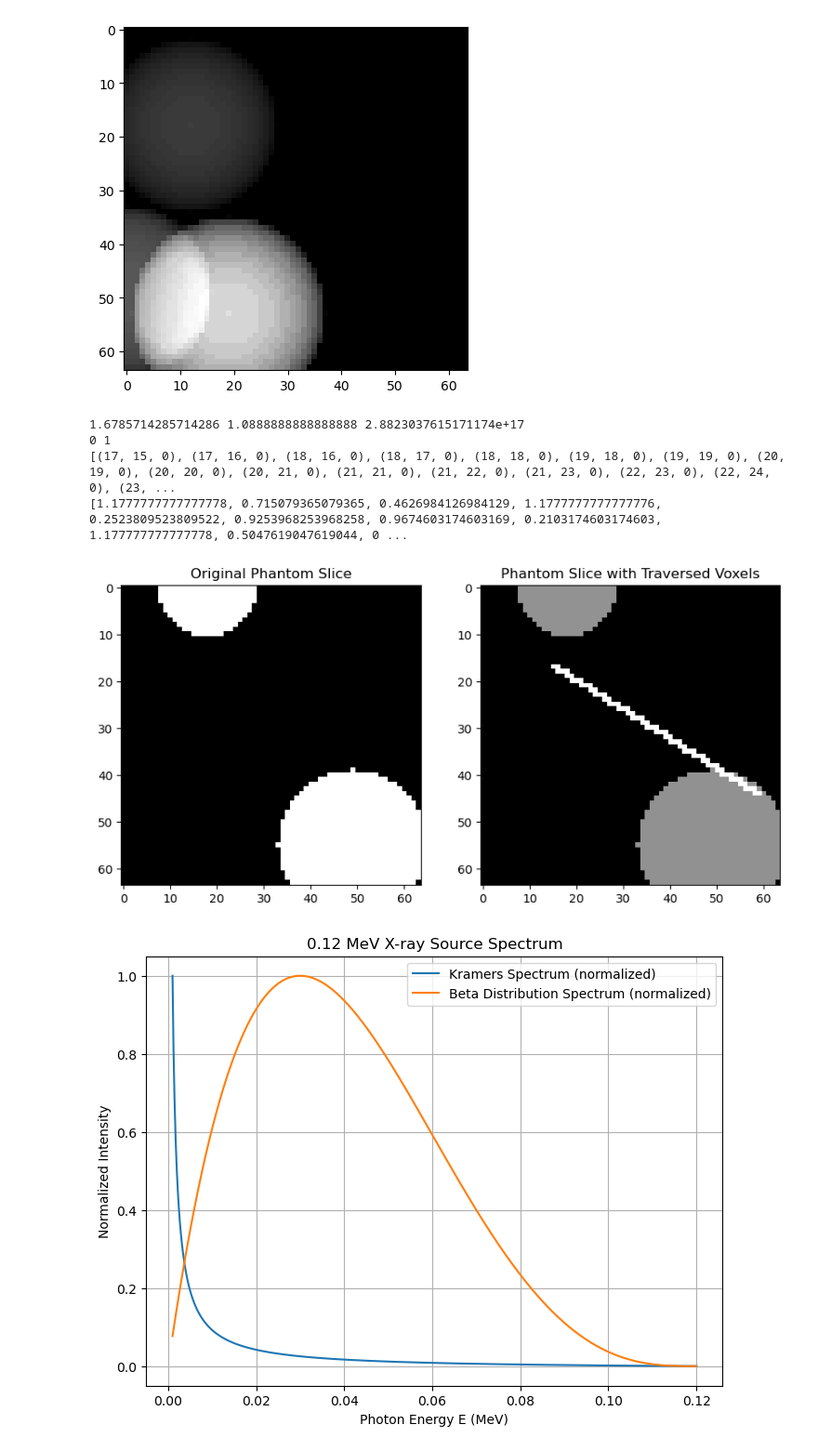
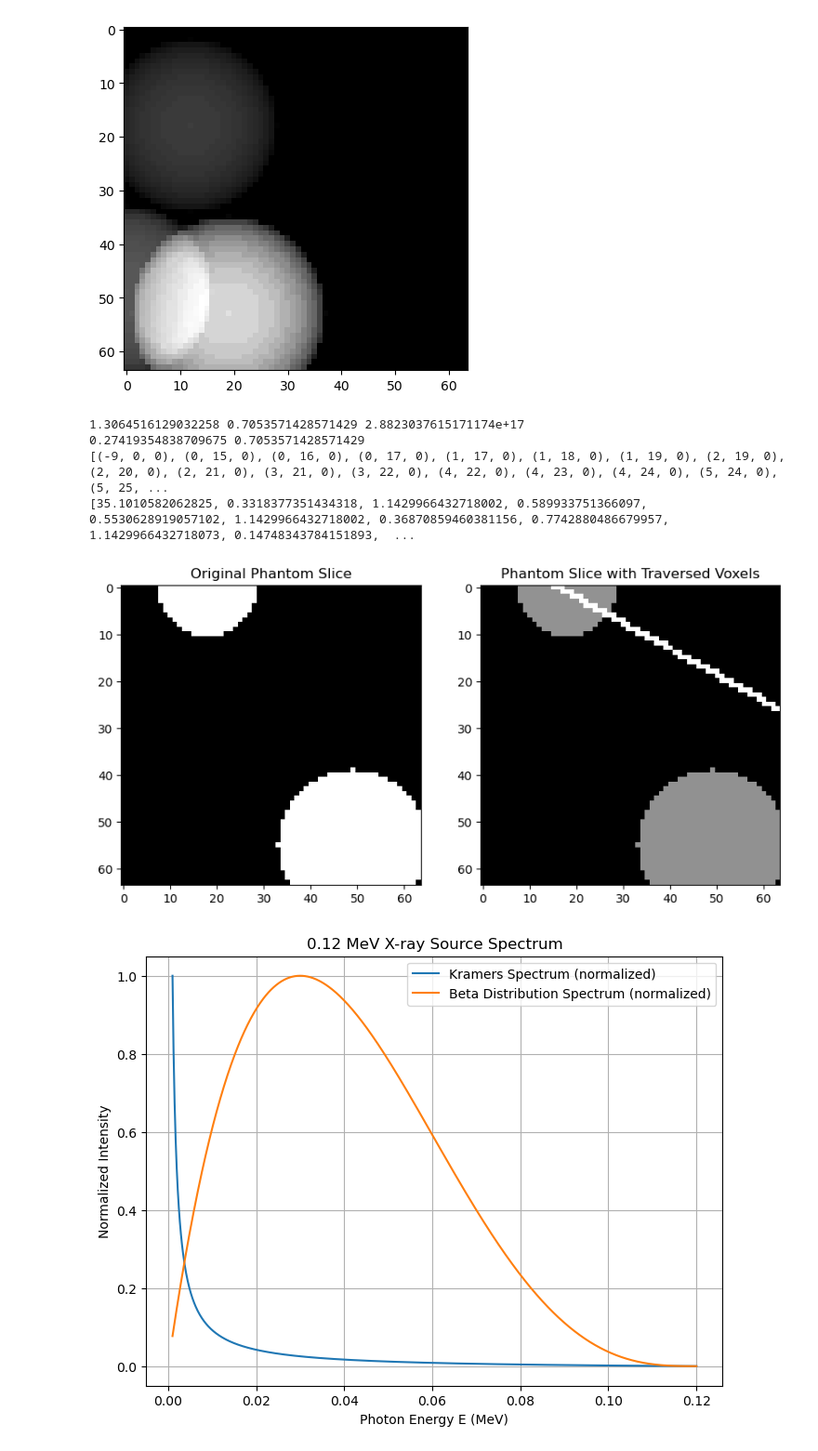
Before and after one commit to samuelnub/lircst-ana, a Jupyter notebook: src/AnalyticalCST.ipynb, the cells around one changed output. Shown at 93% size. Cells and saved outputs as stored; diff of their text form; code cells hidden in the pictures.

```diff
--- a/src/AnalyticalCST.ipynb
+++ b/src/AnalyticalCST.ipynb
@@ -254,40 +254,40 @@ import matplotlib.pyplot as plt
 
 # Assuming 'phantom' and 'siddon_3d' are defined as in the provided code.
 
 # Generate two random 3D points within the phantom's boundaries.
 phantom_shape = phantom.shape
-p1 = (17, 15, 0)
-p2 = (45, 60, 0)
+p1 = (-17, -15, 0)
+p2 = (45, 97, 0)
 
 # Call the siddon_3d function.
 voxels_traversed, path_lengths = siddon_3d(p1, p2, phan_size)
 print(voxels_traversed)
 print(path_lengths)
 
 # Create a copy of the phantom to visualize traversed voxels.
 phantom_visualization = np.copy(phantom)
 
 # Mark the traversed voxels.
 for voxel in voxels_traversed:
   if 0 <= voxel[0] < phantom_shape[-3] and 0 <= voxel[1] < phantom_shape[-2] and 0 <= voxel[2] < phantom_shape[-1]:
     phantom_visualization[chan_scat_coef][voxel] = 1.0  # Or any other distinct value.
     phantom_visualization[chan_atten_coef][voxel] = 1.0  # Or any other distinct value.
 
 # Display a slice of the phantom with the traversed voxels highlighted.
 plt.figure(figsize=(10, 5))
 plt.subplot(1, 2, 1)
 plt.imshow(phantom[chan_scat_coef, :, :, 0], cmap="gray")
 plt.title("Original Phantom Slice")
 plt.subplot(1, 2, 2)
 plt.imshow(phantom_visualization[chan_scat_coef, :, :, 0], cmap="gray")
 plt.title("Phantom Slice with Traversed Voxels")
 plt.show()
 # %% [output]
-1.6785714285714286 1.0888888888888888 2.8823037615171174e+17
-0 1
-[(17, 15, 0), (17, 16, 0), (18, 16, 0), (18, 17, 0), (18, 18, 0), (19, 18, 0), (19, 19, 0), (20, 19, 0), (20, 20, 0), (20, 21, 0), (21, 21, 0), (21, 22, 0), (21, 23, 0), (22, 23, 0), (22, 24, 0), (23, ...
-[1.1777777777777778, 0.715079365079365, 0.4626984126984129, 1.1777777777777776, 0.2523809523809522, 0.9253968253968258, 0.9674603174603169, 0.2103174603174603, 1.177777777777778, 0.5047619047619044, 0 ...
+1.3064516129032258 0.7053571428571429 2.8823037615171174e+17
+0.27419354838709675 0.7053571428571429
+[(-9, 0, 0), (0, 15, 0), (0, 16, 0), (0, 17, 0), (1, 17, 0), (1, 18, 0), (1, 19, 0), (2, 19, 0), (2, 20, 0), (2, 21, 0), (3, 21, 0), (3, 22, 0), (4, 22, 0), (4, 23, 0), (4, 24, 0), (5, 24, 0), (5, 25, ...
+[35.1010582062825, 0.3318377351434318, 1.1429966432718002, 0.589933751366097, 0.5530628919057102, 1.1429966432718002, 0.36870859460381156, 0.7742880486679957, 1.1429966432718073, 0.14748343784151893,  ...
-[figure, old version]
+[figure, new version]
 # %%
 #@title Siddon Jacobs 3D (In progress)
 
```
Also changed, not shown: parts of 3 cells of this notebook.
